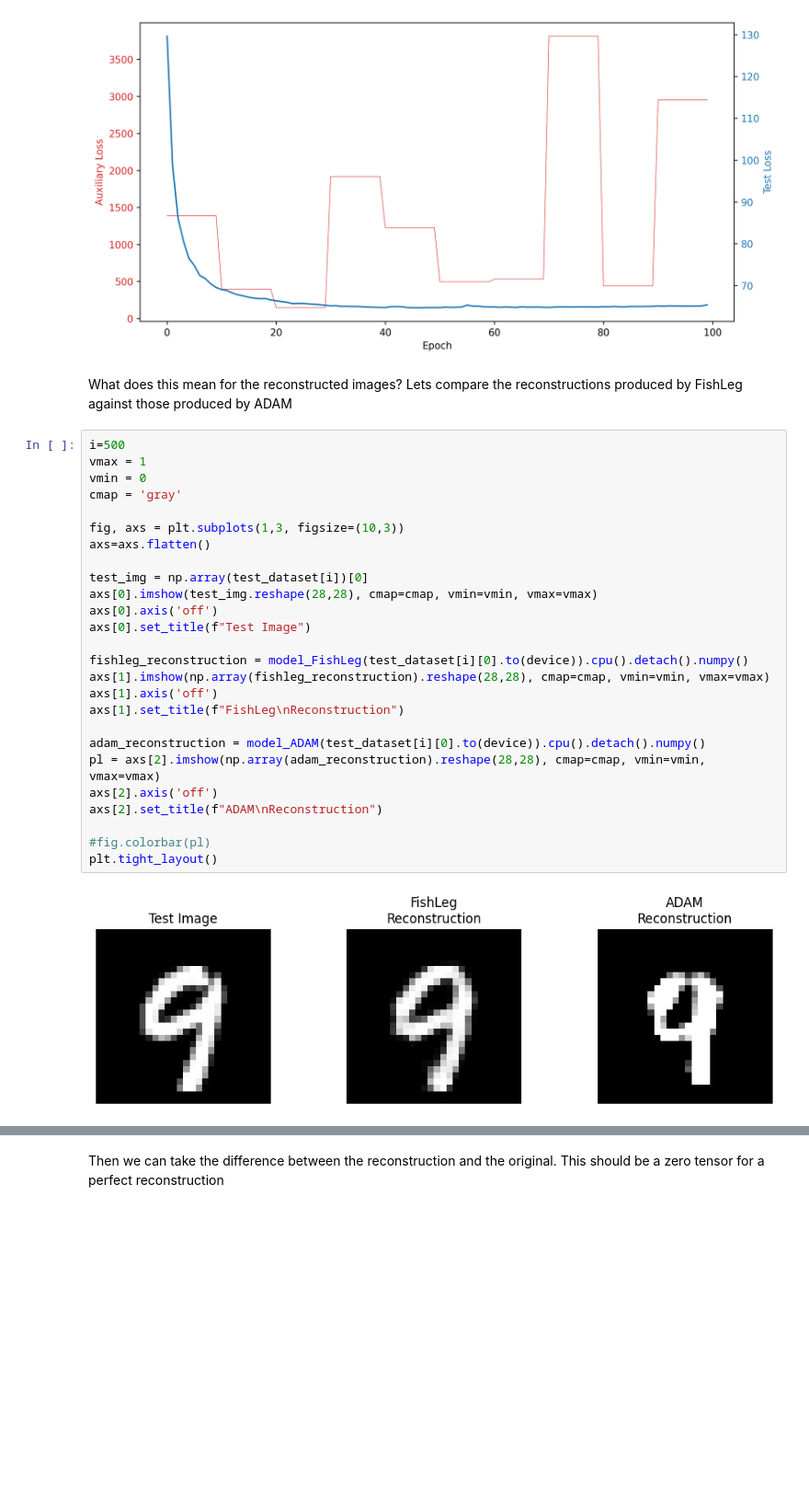
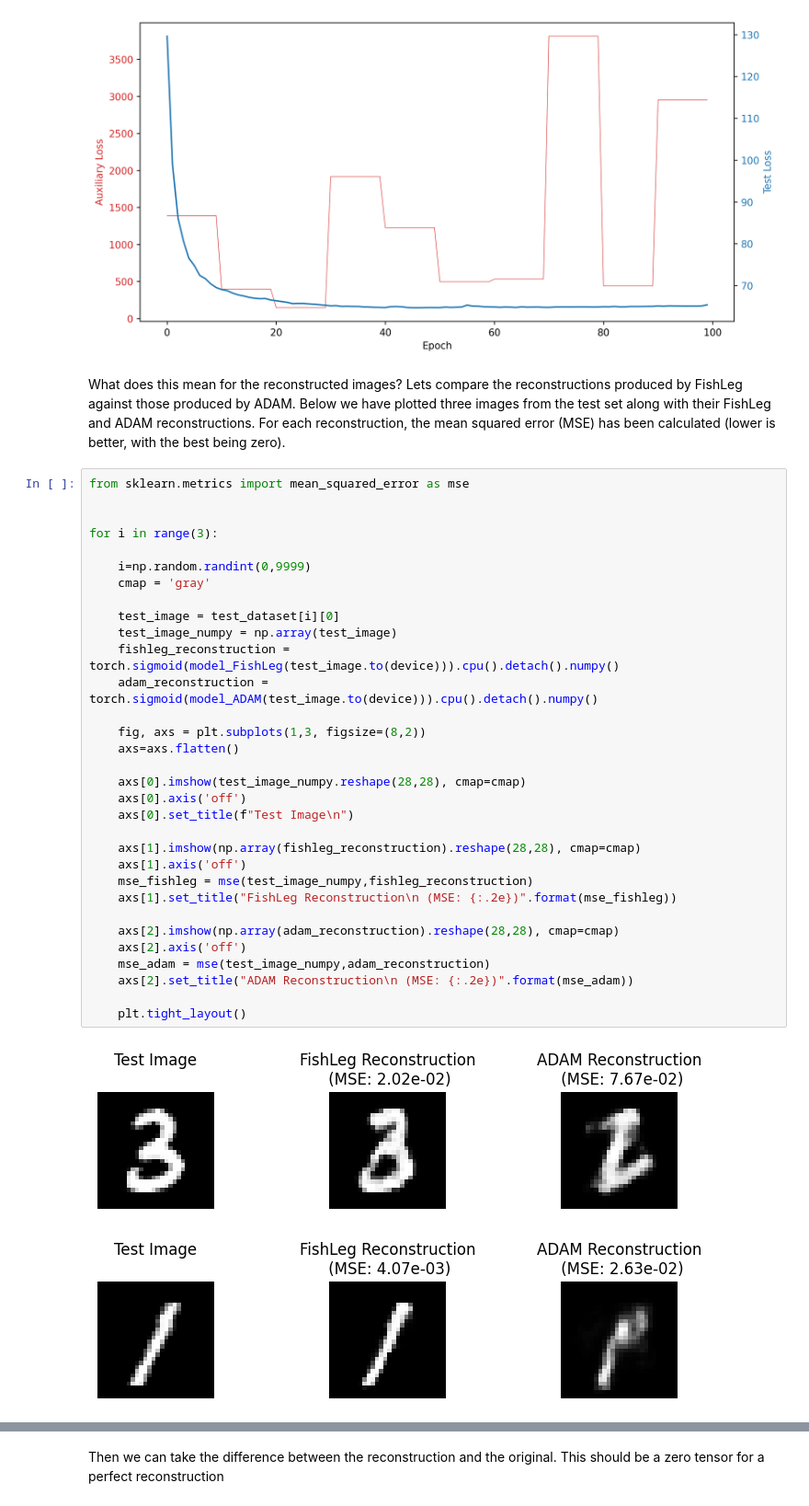
Before and after one commit to mtkresearch/FishLeg, a Jupyter notebook: examples/MNIST_autoencoder.ipynb, the cells around one changed output, grey strips where cells are left out. Shown at 92% size. Saved outputs shown, nothing was run; the diff lists cells and outputs as text; blank space fills up the shorter version.

Commit message:
added MSE for reconstructions

```diff
--- a/examples/MNIST_autoencoder.ipynb
+++ b/examples/MNIST_autoencoder.ipynb
@@ -442,32 +441,39 @@ plt.show()
 # %% [output]
 [figure]
 # %% [markdown]
-What does this mean for the reconstructed images? Lets compare the reconstructions produced by FishLeg against those produced by ADAM
+What does this mean for the reconstructed images? Lets compare the reconstructions produced by FishLeg against those produced by ADAM. Below we have plotted three images from the test set along with their FishLeg and ADAM reconstructions. For each reconstruction, the mean squared error (MSE) has been calculated (lower is better, with the best being zero).
 # %%
-i=500
-vmax = 1
-vmin = 0
-cmap = 'gray'
+from sklearn.metrics import mean_squared_error as mse
 
-fig, axs = plt.subplots(1,3, figsize=(10,3))
-axs=axs.flatten()
 
-test_img = np.array(test_dataset[i])[0]
-axs[0].imshow(test_img.reshape(28,28), cmap=cmap, vmin=vmin, vmax=vmax)
-axs[0].axis('off')
-axs[0].set_title(f"Test Image")
+for i in range(3):
 
-fishleg_reconstruction = model_FishLeg(test_dataset[i][0].to(device)).cpu().detach().numpy()
-axs[1].imshow(np.array(fishleg_reconstruction).reshape(28,28), cmap=cmap, vmin=vmin, vmax=vmax)
-axs[1].axis('off')
-axs[1].set_title(f"FishLeg\nReconstruction")
+    i=np.random.randint(0,9999)
+    cmap = 'gray'
 
-adam_reconstruction = model_ADAM(test_dataset[i][0].to(device)).cpu().detach().numpy()
-pl = axs[2].imshow(np.array(adam_reconstruction).reshape(28,28), cmap=cmap, vmin=vmin, vmax=vmax)
-axs[2].axis('off')
-axs[2].set_title(f"ADAM\nReconstruction")
+    test_image = test_dataset[i][0]
+    test_image_numpy = np.array(test_image)
+    fishleg_reconstruction = torch.sigmoid(model_FishLeg(test_image.to(device))).cpu().detach().numpy()
+    adam_reconstruction = torch.sigmoid(model_ADAM(test_image.to(device))).cpu().detach().numpy()
 
-#fig.colorbar(pl)
-plt.tight_layout()
+    fig, axs = plt.subplots(1,3, figsize=(8,2))
+    axs=axs.flatten()
+
+    axs[0].imshow(test_image_numpy.reshape(28,28), cmap=cmap)
+    axs[0].axis('off')
+    axs[0].set_title(f"Test Image\n")
+
+    axs[1].imshow(np.array(fishleg_reconstruction).reshape(28,28), cmap=cmap)
+    axs[1].axis('off')
+    mse_fishleg = mse(test_image_numpy,fishleg_reconstruction)
+    axs[1].set_title("FishLeg Reconstruction\n (MSE: {:.2e})".format(mse_fishleg))
+
+    axs[2].imshow(np.array(adam_reconstruction).reshape(28,28), cmap=cmap)
+    axs[2].axis('off')
+    mse_adam = mse(test_image_numpy,adam_reconstruction)
+    axs[2].set_title("ADAM Reconstruction\n (MSE: {:.2e})".format(mse_adam))
+
+    plt.tight_layout()
 # %% [output]
-[figure, old version]
+[figure, new version]
+[figure, added]
```
Also changed, not shown: parts of 6 cells of this notebook.
